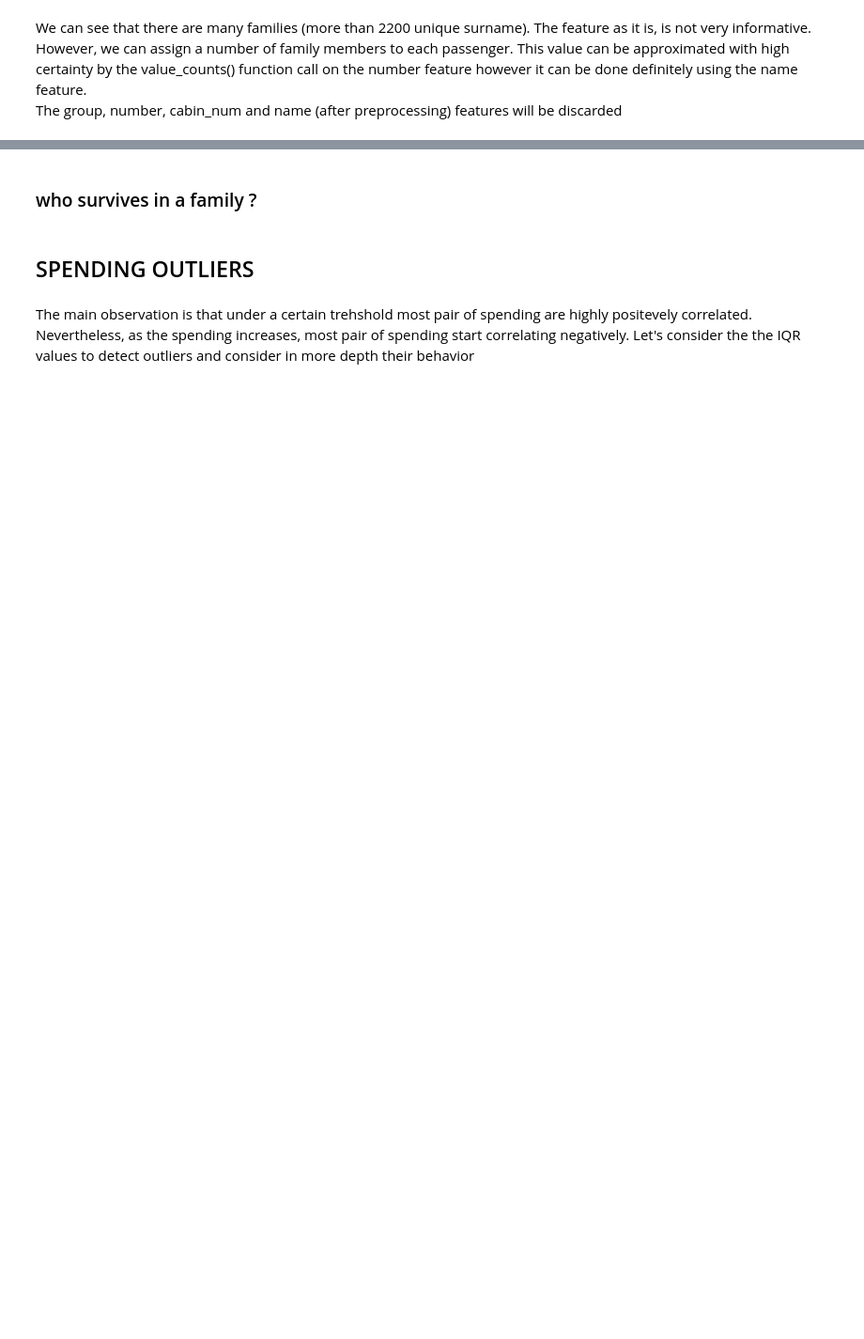
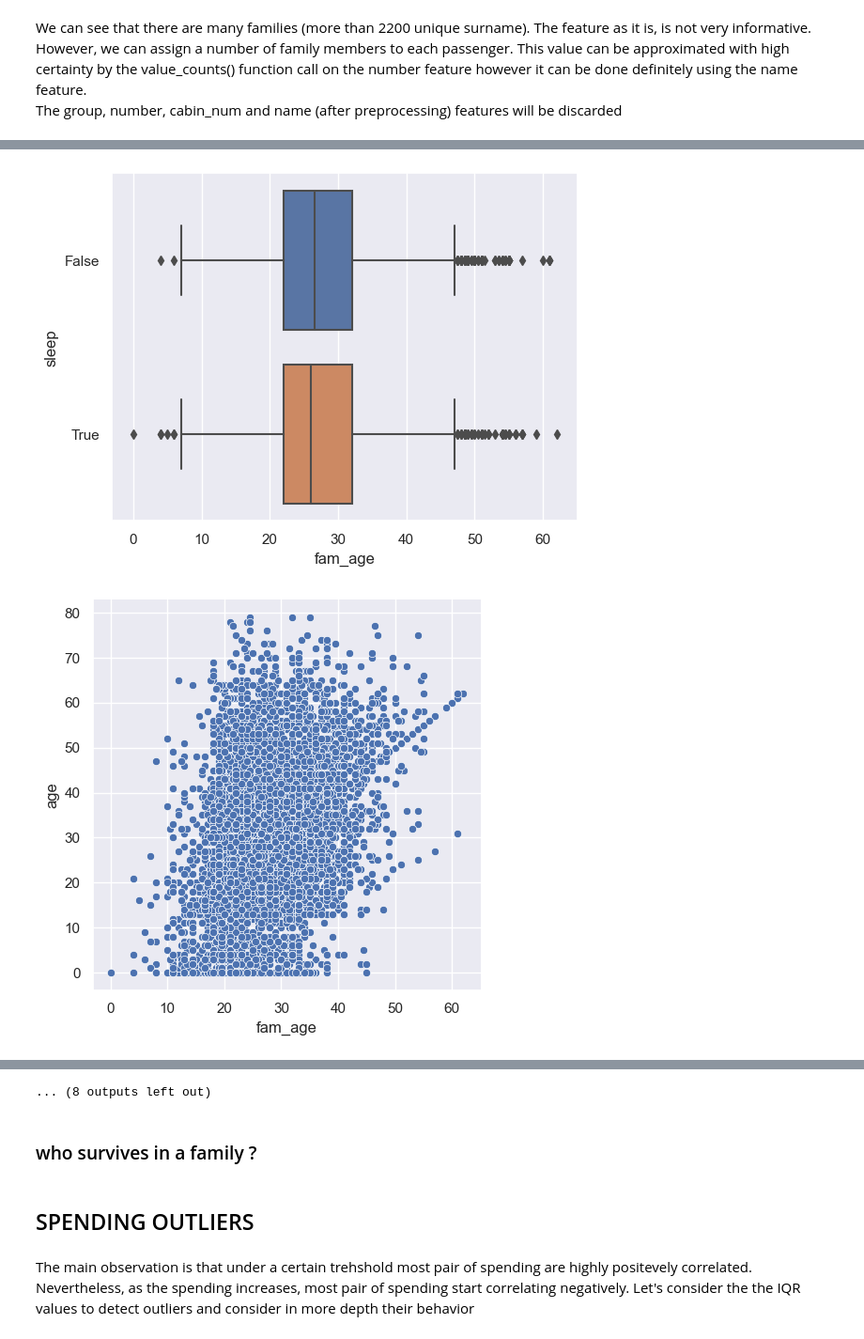
Before and after one commit to ayhem18/My_Kaggle_Repo, a Jupyter notebook: Competitions/SpaceshipTitanic/SST_1.ipynb, the cells around one changed output, grey strips where cells are left out. Shown at 94% size. Drawn from its saved outputs; the diff is of its cells as text; code cells hidden in the pictures; blank space fills up the shorter version.

```diff
--- a/Competitions/SpaceshipTitanic/SST_1.ipynb
+++ b/Competitions/SpaceshipTitanic/SST_1.ipynb
@@ -634,10 +725,10 @@ def split_name(row):
 df, df_test = apply_functions(df, df_test, split_cabin)
 df, df_test = apply_functions(df, df_test, split_name)
 # %%
-new_feats = ['deck_num', 'cabin_num', 'side', 'name', 'group', 'number']
+new_feats = ['deck_num', 'cabin_num', 'side', 'name', 'group']
 for f in new_feats:
     u = df[f].value_counts()
     if len(u) <= 10:
-        print(df[f].value_counts())
+        print(u)
     else:
         print(f"feature {f} has {len(u)} unique values")
@@ -671,0 +849,4 @@ df, df_test = apply_functions(df, df_test, set_fam_size)
+# %%
+# let's consider the mean age and mean spending of each family
+family_stats = pd.pivot_table(alldata, index='name', values=['age', 'total'], aggfunc=['mean', 'count', 'median', 'sum'])
+family_stats
@@ -680,0 +878,28 @@ plt.show()
+# %%
+# let's add some fam/total, fam/age features
+def set_fam_age(row):
+    global family_stats
+    # consider adding the median age of the passenger's family
+    row['fam_age'] = family_stats.loc[row['name'], ('median', 'age')]
+    # let's consider the rank of the passenger's age within their family
+
+    row['fam_age_frac'] = row['age'] / (row['fam_age'] + 1)
+    return row
+
+def set_fam_total(row):
+    global family_stats
+    row['fam_total'] = family_stats.loc[row['name'], ('sum', 'total')]
+    row['fam_total_frac'] = min(1, row['total'] / (row['fam_total'] + 1))
+    return row
+
+df, df_test = apply_functions(df, df_test, set_fam_age)
+df, df_test = apply_functions(df, df_test, set_fam_total)
+# %%
+# let's consider the impace of these new features
+fam_feats = ['fam_age', 'fam_age_frac', 'fam_total', 'fam_total_frac']
+# use = [c for c in use_cols if c not in ['total', 'age']]
+for f in fam_feats:
+    visualize_interaction(data=df, feature=f, use_cols=use_cols)
+# %% [output]
+[figure, added]
+[figure, added]
@@ -681,3 +916,4 @@ plt.show()
+... (8 outputs left out)
 # %% [markdown]
 ### who survives in a family ?
 # %%
```
Also changed, not shown: parts of 56 cells of this notebook.
